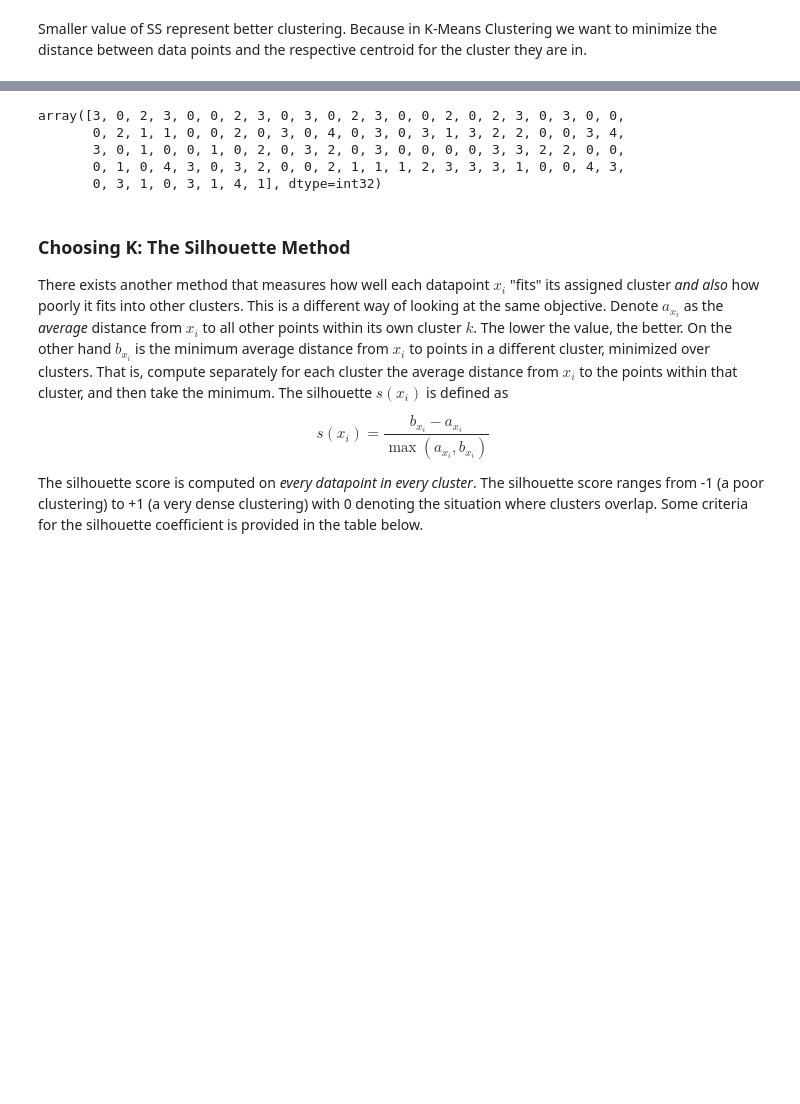
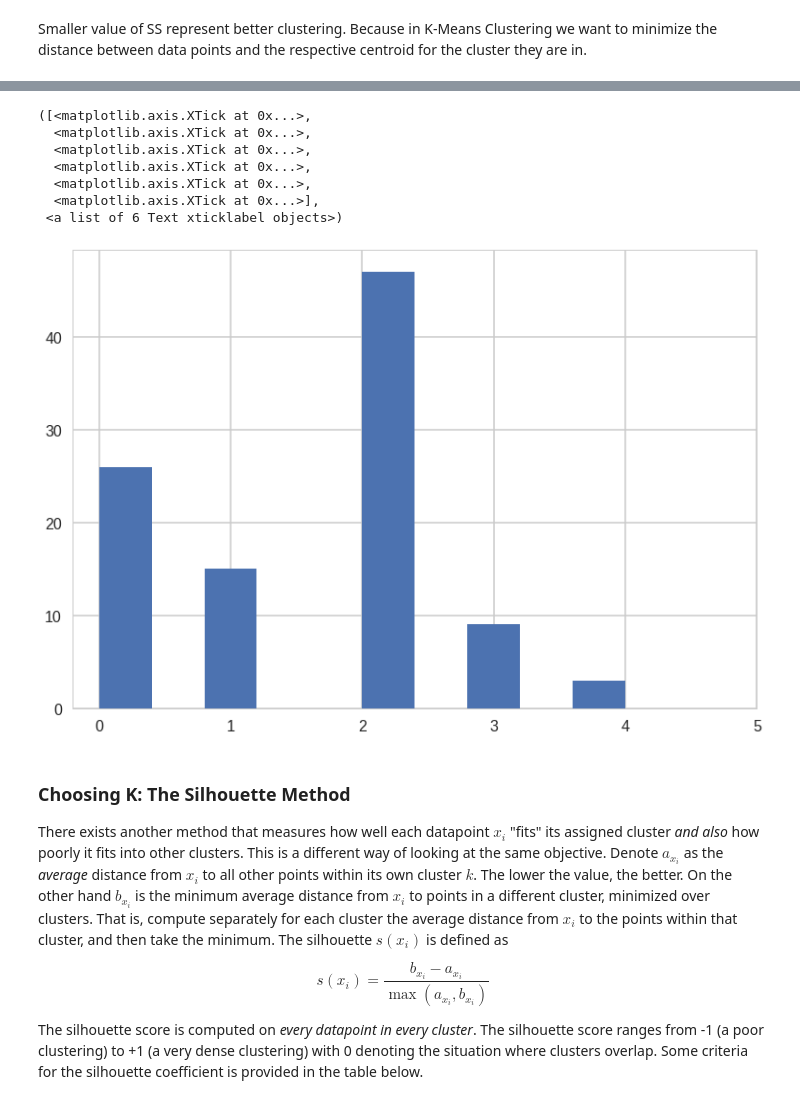
Before and after one commit to anxin16/Data-Science-Career-Track, a Jupyter notebook: Machine_Learning/Unsupervised_Learning/Mini_Project_Clustering.ipynb, the cells around one changed output, grey strips where cells are left out. Drawn from its saved outputs; the diff is of its cells as text; code cells hidden in the pictures; blank space fills up the shorter version.

```diff
--- a/Machine_Learning/Unsupervised_Learning/Mini_Project_Clustering.ipynb
+++ b/Machine_Learning/Unsupervised_Learning/Mini_Project_Clustering.ipynb
@@ -170,16 +153,20 @@ plt.title('SS vs. K')
 # %%
 K_best = 5
 K = K_best    # the best K
 df_km = x_cols.copy()
-km = K_Cluster(K,df_km)
-km.labels_
-#plt.hist(km.labels_)
+model = KMeans(n_clusters=K)
+assigned_cluster = model.fit_predict(df_km)
+plt.hist(assigned_cluster)
+plt.xticks([0,1,2,3,4,5])
 # %% [output]
-array([3, 0, 2, 3, 0, 0, 2, 3, 0, 3, 0, 2, 3, 0, 0, 2, 0, 2, 3, 0, 3, 0, 0,
-       0, 2, 1, 1, 0, 0, 2, 0, 3, 0, 4, 0, 3, 0, 3, 1, 3, 2, 2, 0, 0, 3, 4,
-       3, 0, 1, 0, 0, 1, 0, 2, 0, 3, 2, 0, 3, 0, 0, 0, 0, 3, 3, 2, 2, 0, 0,
-       0, 1, 0, 4, 3, 0, 3, 2, 0, 0, 2, 1, 1, 1, 2, 3, 3, 3, 1, 0, 0, 4, 3,
-       0, 3, 1, 0, 3, 1, 4, 1], dtype=int32)
+([<matplotlib.axis.XTick at 0x...>,
+  <matplotlib.axis.XTick at 0x...>,
+  <matplotlib.axis.XTick at 0x...>,
+  <matplotlib.axis.XTick at 0x...>,
+  <matplotlib.axis.XTick at 0x...>,
+  <matplotlib.axis.XTick at 0x...>],
+ <a list of 6 Text xticklabel objects>)
+[figure, added]
 # %% [markdown]
 ### Choosing K: The Silhouette Method
 
```
Also changed, not shown: parts of 9 cells of this notebook.
